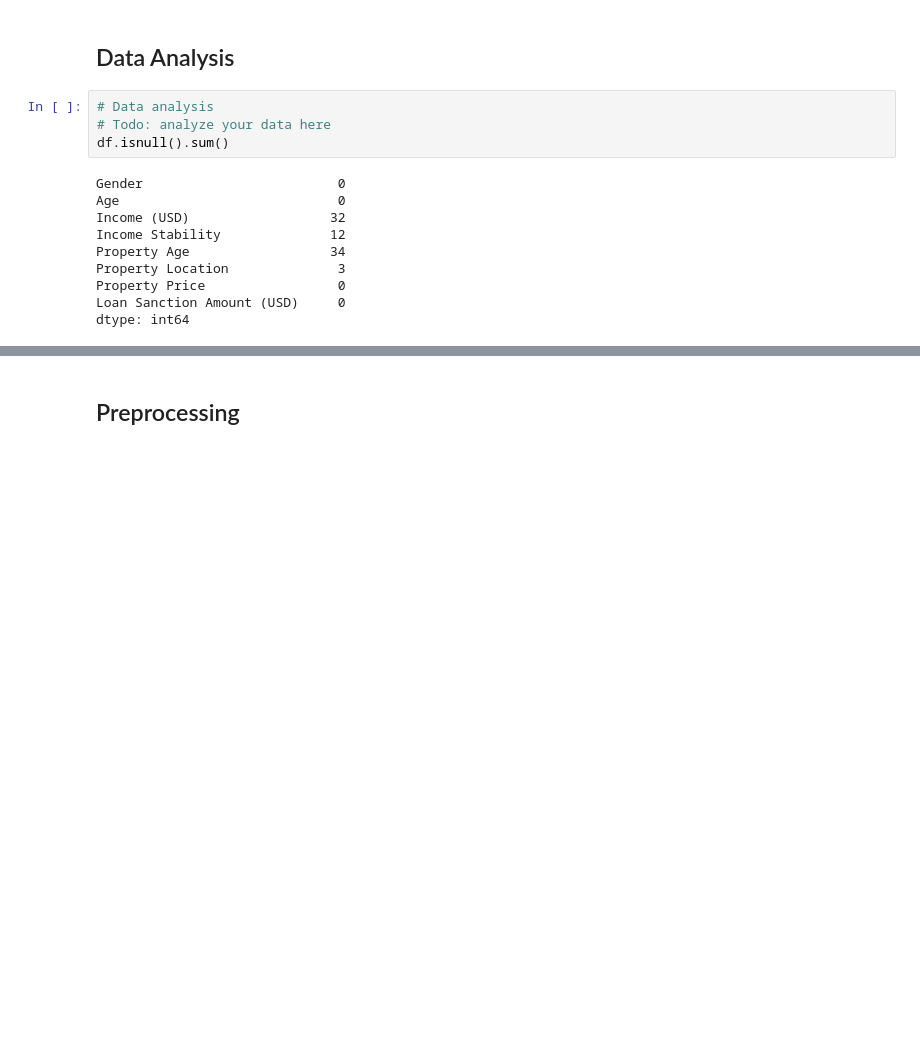
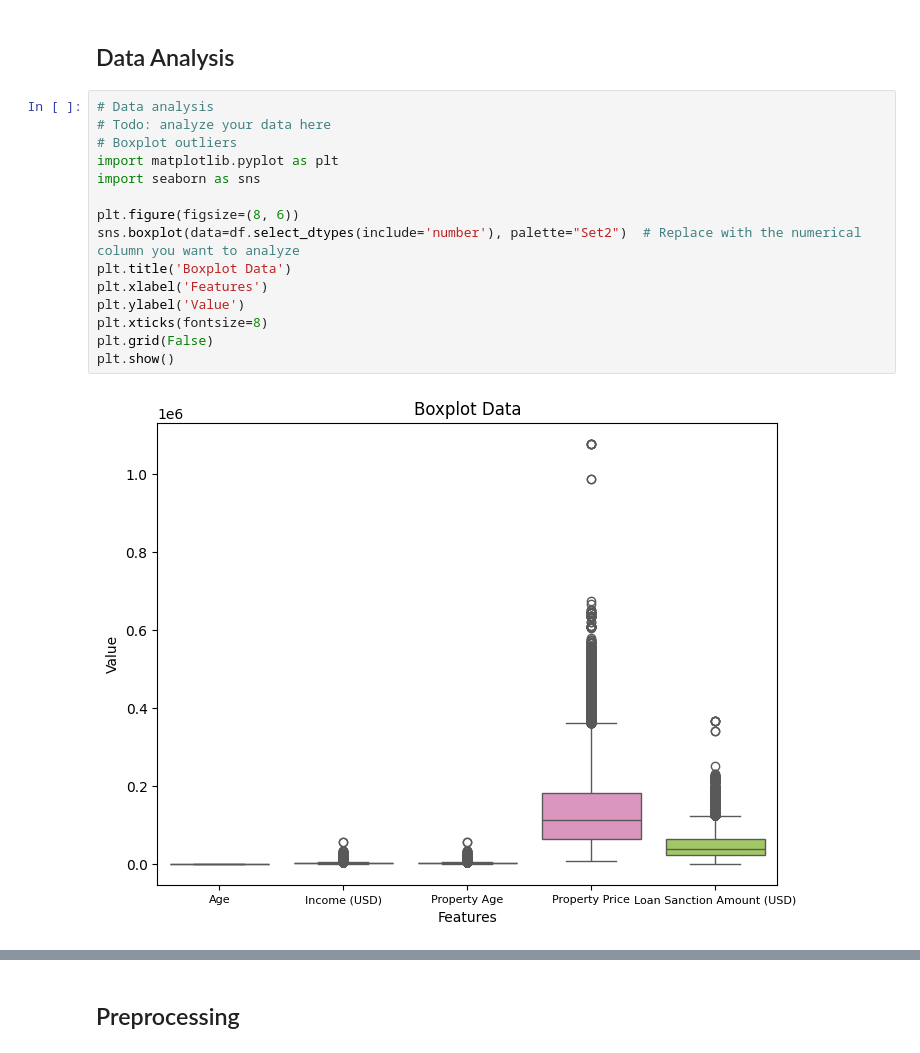
Before and after one commit to DungQuanPhung/Main, a Jupyter notebook: Homework_form.ipynb, the cells around one changed output, grey strips where cells are left out. Cells and saved outputs as stored; diff of their text form; blank space fills up the shorter version.

```diff
--- a/Homework_form.ipynb
+++ b/Homework_form.ipynb
@@ -77,17 +77,20 @@ array([[<Axes: title={'center': 'Age'}>,
 [figure]
 # %% [markdown]
 ## Data Analysis
-# %%
-# Data analysis
-# Todo: analyze your data here
-df.isnull().sum()
-# %% [output]
-Gender                         0
-Age                            0
-Income (USD)                  32
-Income Stability              12
-Property Age                  34
-Property Location              3
-Property Price                 0
-Loan Sanction Amount (USD)     0
-dtype: int64
+# %%
+# Data analysis
+# Todo: analyze your data here
+# Boxplot outliers
+import matplotlib.pyplot as plt
+import seaborn as sns
+
+plt.figure(figsize=(8, 6))
+sns.boxplot(data=df.select_dtypes(include='number'), palette="Set2")  # Replace with the numerical column you want to analyze
+plt.title('Boxplot Data')
+plt.xlabel('Features')
+plt.ylabel('Value')
+plt.xticks(fontsize=8)
+plt.grid(False)
+plt.show()
+# %% [output]
+[figure, added]
```
Also changed, not shown: parts of 16 cells of this notebook.
